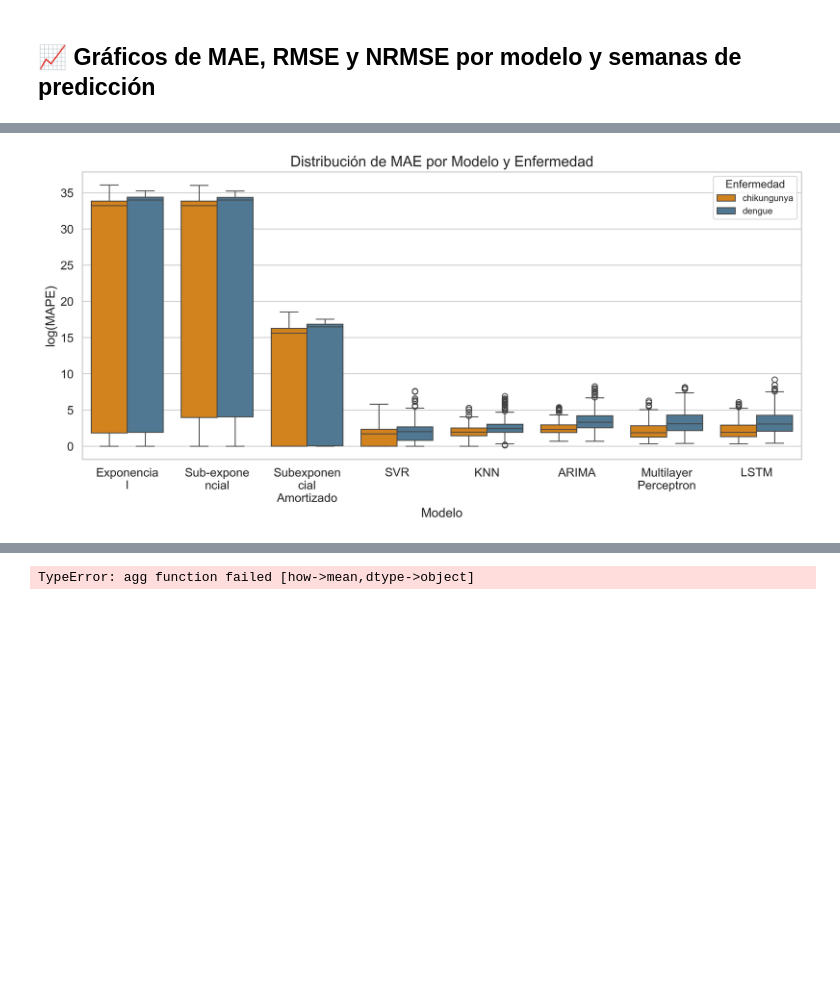
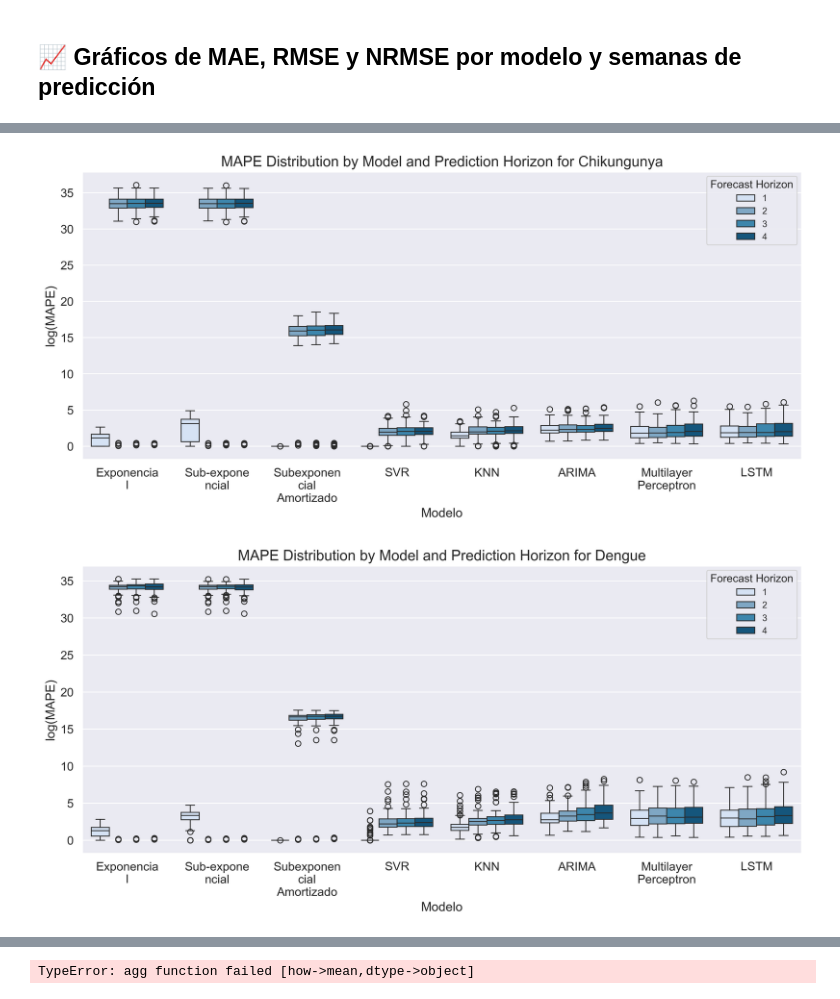
Before and after one commit to marceperez99/incidence-models-comparator, a Jupyter notebook: notebooks/analisis_modelos.ipynb, the cells around one changed output, grey strips where cells are left out. Saved outputs shown, nothing was run; the diff lists cells and outputs as text; code cells hidden in the pictures; blank space fills up the shorter version.

```diff
--- a/notebooks/analisis_modelos.ipynb
+++ b/notebooks/analisis_modelos.ipynb
@@ -69,52 +72,53 @@ plt.show()
 # %%
 df['log_MAPE'] = np.log1p(df['MAPE'])
 # Colores personalizados
-palette = {"chikungunya": "#F08700", "dengue": "#457B9D"}
+palette = {1:"#d0e1f9", 2:"#74a9cf", 3:"#2b8cbe", 4:"#045a8d"}
+for disease in ['chikungunya','dengue']:
+    plt.figure(figsize=(12, 6))
+    orden_metodos = ["exponential", "subexponential", "subexponential amortized",
+                     "svr", "knn", "autoarima", "mlp", "lstm"]
 
-plt.figure(figsize=(12, 6))
-orden_metodos = ["exponential", "subexponential", "subexponential amortized",
-                 "svr", "knn", "autoarima", "mlp", "lstm"]
+    ax = sns.boxplot(
+        data=df[df['Disease'] == disease],
+        x="Method",
+        y="log_MAPE",
+        hue="Prediction Weeks",
+        palette=palette,
+        order= orden_metodos
+    )
 
-ax = sns.boxplot(
-    data=df,
-    x="Method",
-    y="log_MAPE",
-    hue="Disease",
-    palette=palette,
-    order= orden_metodos
-)
+    # Cambiar etiquetas del eje X a nombres más descriptivos
+    new_labels = {
+        "exponential": "Exponencial",
+        "subexponential": "Sub-exponencial",
+        "subexponential amortized": "Subexponencial Amortizado",
+        "autoarima": "ARIMA",
+        "svr": "SVR",
+        "knn": "KNN",
+        "mlp": "Multilayer Perceptron",
+        "lstm": "LSTM",
 
-# Cambiar etiquetas del eje X a nombres más descriptivos
-new_labels = {
-    "exponential": "Exponencial",
-    "subexponential": "Sub-exponencial",
-    "subexponential amortized": "Subexponencial Amortizado",
-    "autoarima": "ARIMA",
-    "svr": "SVR",
-    "knn": "KNN",
-    "mlp": "Multilayer Perceptron",
-    "lstm": "LSTM",
+    }
 
-}
+    # Obtener las posiciones y aplicar los nuevos labels
+    labels = [textwrap.fill(new_labels.get(label.get_text(), label.get_text()), width=10)
+              for label in ax.get_xticklabels()]
+    ax.set_xticklabels(labels)
 
-# Obtener las posiciones y aplicar los nuevos labels
-labels = [textwrap.fill(new_labels.get(label.get_text(), label.get_text()), width=10)
-          for label in ax.get_xticklabels()]
-ax.set_xticklabels(labels)
+    # Títulos y etiquetas
+    ax.set_title(f"MAPE Distribution by Model and Prediction Horizon for {disease.capitalize()}", fontsize=16)
+    ax.set_xlabel("Modelo", fontsize=14)
+    ax.set_ylabel("log(MAPE)", fontsize=14)
 
-# Títulos y etiquetas
-ax.set_title("Distribución de MAE por Modelo y Enfermedad", fontsize=16)
-ax.set_xlabel("Modelo", fontsize=14)
-ax.set_ylabel("log(MAPE)", fontsize=14)
+    # Leyenda más clara
+    ax.legend(title="Forecast Horizon", title_fontsize=12, fontsize=10)
 
-# Leyenda más clara
-ax.legend(title="Enfermedad", title_fontsize=12, fontsize=10)
-
-plt.tight_layout()
-plt.savefig("boxplot_mape_method_disease.png", dpi=300)
-plt.show()
+    plt.tight_layout()
+    plt.savefig(f"boxplot_mape_method_disease_{disease}.svg", dpi=300)
+    plt.show()
 # %% [output]
-[figure, old version]
+[figure, new version]
+[figure, added]
 # %%
 # LINEPLOT: MAE promedio por semanas de predicción (evolución temporal), facet por Disease
 g = sns.relplot(
```
Also changed, not shown: parts of 5 cells of this notebook, 3 other files.
